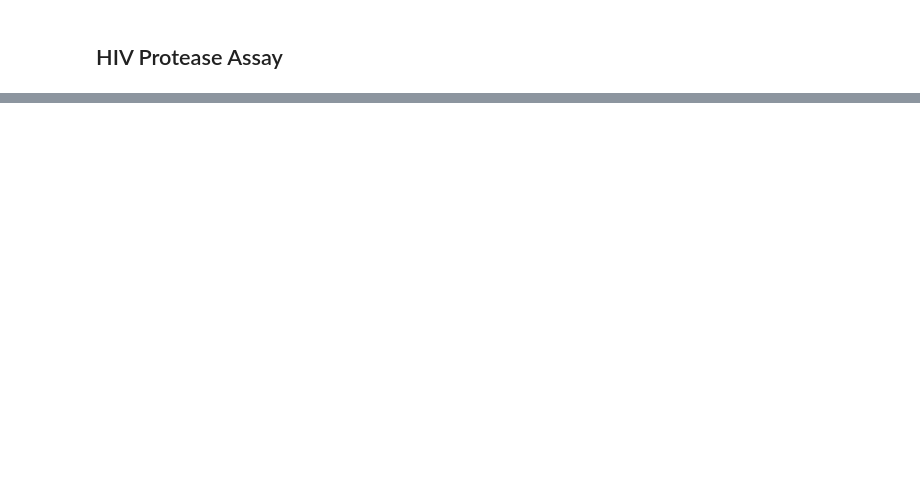
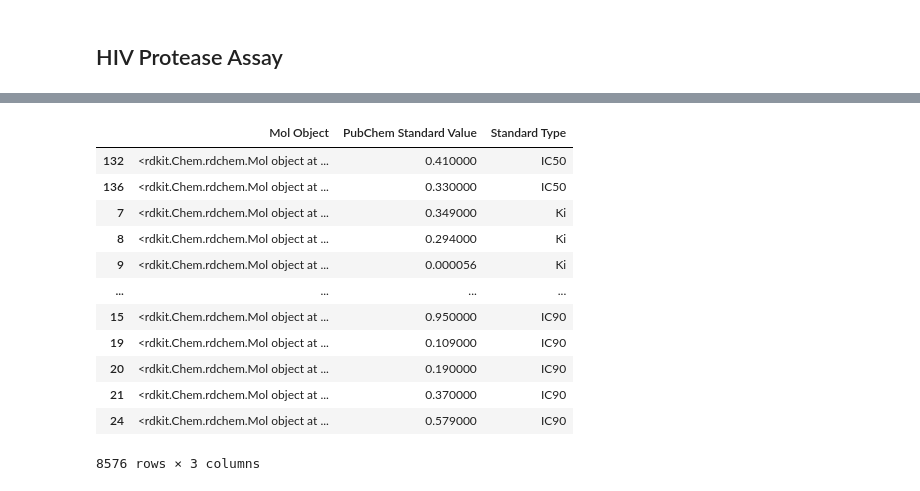
Before and after one commit to tmacdou4/2019-nCov, a Jupyter notebook: notebooks/Dataset_Loading_2.ipynb, the cells around one changed output, grey strips where cells are left out. Saved outputs shown, nothing was run; the diff lists cells and outputs as text; code cells hidden in the pictures; blank space fills up the shorter version.

```diff
--- a/notebooks/Dataset_Loading_2.ipynb
+++ b/notebooks/Dataset_Loading_2.ipynb
@@ -87,0 +632,18 @@ for i, AID in zip(range(len(AIDs)), AIDs):
+# %%
+final_df['PubChem Standard Value'] = final_df['PubChem Standard Value'].astype(float)
+# %%
+final_df[final_df["PubChem Standard Value"] < 1]
+# %% [output]
+|  | Mol Object | PubChem Standard Value | Standard Type |
+| 132 | <rdkit.Chem.rdchem.Mol object at ... | 0.410000 | IC50 |
+| 136 | <rdkit.Chem.rdchem.Mol object at ... | 0.330000 | IC50 |
+| 7 | <rdkit.Chem.rdchem.Mol object at ... | 0.349000 | Ki |
+| 8 | <rdkit.Chem.rdchem.Mol object at ... | 0.294000 | Ki |
+| 9 | <rdkit.Chem.rdchem.Mol object at ... | 0.000056 | Ki |
+| ... | ... | ... | ... |
+| 15 | <rdkit.Chem.rdchem.Mol object at ... | 0.950000 | IC90 |
+| 19 | <rdkit.Chem.rdchem.Mol object at ... | 0.109000 | IC90 |
+| 20 | <rdkit.Chem.rdchem.Mol object at ... | 0.190000 | IC90 |
+| 21 | <rdkit.Chem.rdchem.Mol object at ... | 0.370000 | IC90 |
+| 24 | <rdkit.Chem.rdchem.Mol object at ... | 0.579000 | IC90 |
+8576 rows × 3 columns
```
Also changed, not shown: parts of 44 cells of this notebook, 1 other file.
